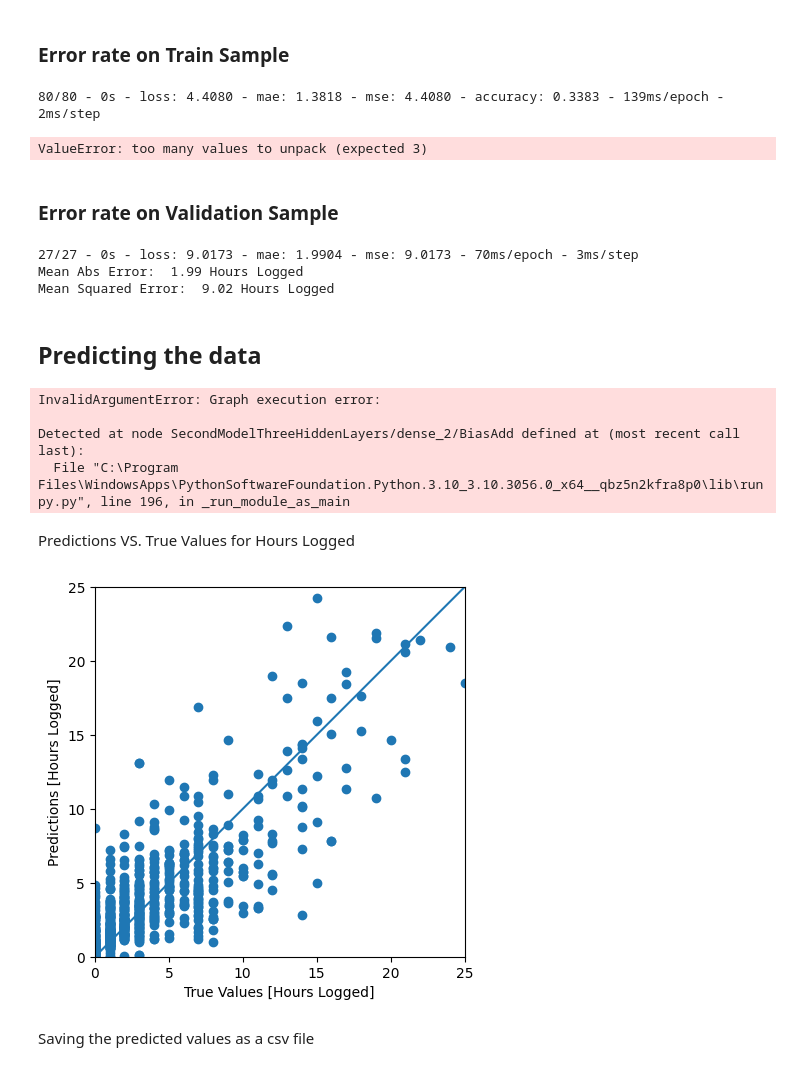
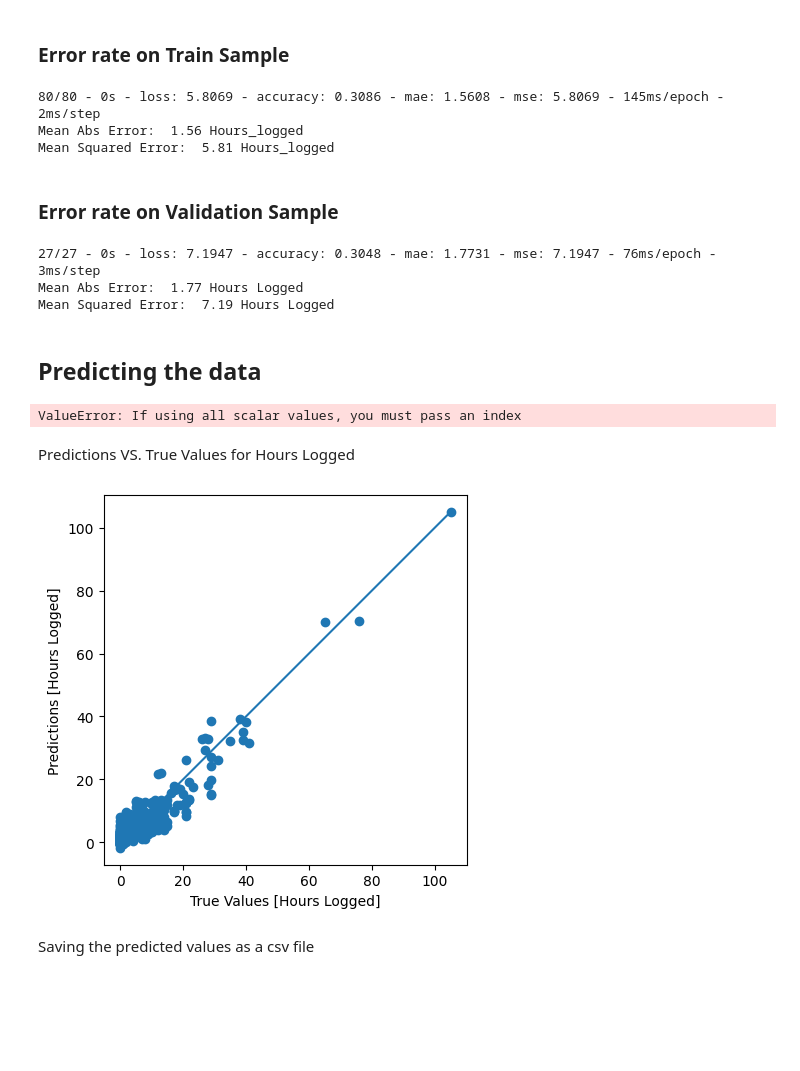
Before and after one commit to fransbompart/internship_UCAB, a Jupyter notebook: scripts/oficial/script_neural_network_2.ipynb, the cells around one changed output. Drawn from its saved outputs; the diff is of its cells as text; code cells hidden in the pictures; blank space fills up the shorter version.

```diff
--- a/scripts/oficial/script_neural_network_2.ipynb
+++ b/scripts/oficial/script_neural_network_2.ipynb
@@ -235,7 +230,7 @@ def build_first_model_two_hidden_layers():
     model.compile(
         loss='mse',
         optimizer=optimizer,
-        metrics=['mae', 'mse']
+        metrics=['accuracy', 'mae', 'mse']
     )
 
     return model
@@ -342,11 +337,19 @@ parameters = {'kernel':('linear', 'rbf')}
 
 svr = SVR()
 LinearSVC = GridSearchCV(svr, parameters)
-LinearSVC.fit(normed_train_data, train_label)
+history = LinearSVC.fit(normed_train_data, train_label)
+
 print("Best params hash: {}".format(LinearSVC.best_params_))
-print(LinearSVC.score(normed_test_data, test_label))
+print("Accuracy: " , LinearSVC.score(normed_test_data, test_label))
+print("Best estimator: " , LinearSVC.best_estimator_)
+print("Best index: " , LinearSVC.best_index_)
+print("Best score: " , LinearSVC.best_score_)
+print("Scorer: " , LinearSVC.scorer_)
+
 
 test_predictions = LinearSVC.predict(normed_test_data)
+print("MSE:" , mean_squared_error(test_label, test_predictions))
+
 axes = plt.axes(aspect='equal')
 plt.scatter(test_label, test_predictions)
 plt.xlabel('True Values [Hours Logged]')
@@ -361,7 +369,7 @@ Best params hash: {'kernel': 'linear'}
 
 To choose the model uncomment the line of the one that you want yo fit
 # %%
-# model = build_first_model_two_hidden_layers()
+model = build_first_model_two_hidden_layers()
 # model = build_second_model_three_hidden_layers()
 # model = build_third_model_five_hidden_layers()
-model = build_fourth_model_LSTM_hidden_layers()
+# model = build_fourth_model_LSTM_hidden_layers()
@@ -402,8 +412,8 @@ ckpt_callback = tf.keras.callbacks.ModelCheckpoint(filepath=checkpoint_path,
 %%time
 
 # for first model - is winning
-epochs = 100
-batch_size = 64
+epochs = 64
+batch_size = 10
 
 # for second model
 # epochs = 600
@@ -517,49 +527,48 @@ Text(0, 0.5, 'MAE [Hours Logged]')
 # %% [markdown]
 ### Error rate on Train Sample
 # %%
-loss, mae, mse = model.evaluate(normed_train_data, train_label, verbose=2)
+loss, accuracy, mae, mse = model.evaluate(normed_train_data, train_label, verbose=2)
 
 print("Mean Abs Error: {:5.2f} Hours_logged".format(mae))
 print("Mean Squared Error: {:5.2f} Hours_logged".format(mse))
 # %% [output]
-80/80 - 0s - loss: 4.4080 - mae: 1.3818 - mse: 4.4080 - accuracy: 0.3383 - 139ms/epoch - 2ms/step
+80/80 - 0s - loss: 5.8069 - accuracy: 0.3086 - mae: 1.5608 - mse: 5.8069 - 145ms/epoch - 2ms/step
+Mean Abs Error:  1.56 Hours_logged
+Mean Squared Error:  5.81 Hours_logged
-ValueError: too many values to unpack (expected 3)
 # %% [markdown]
 ### Error rate on Validation Sample
 # %%
-loss, mae, mse = model.evaluate(normed_validation_data, validation_label, verbose=2)
+loss, accuracy, mae, mse = model.evaluate(normed_validation_data, validation_label, verbose=2)
 
 print("Mean Abs Error: {:5.2f} Hours Logged".format(mae))
 print("Mean Squared Error: {:5.2f} Hours Logged".format(mse))
 # %% [output]
-27/27 - 0s - loss: 9.0173 - mae: 1.9904 - mse: 9.0173 - 70ms/epoch - 3ms/step
-Mean Abs Error:  1.99 Hours Logged
-Mean Squared Error:  9.02 Hours Logged
+27/27 - 0s - loss: 7.1947 - accuracy: 0.3048 - mae: 1.7731 - mse: 7.1947 - 76ms/epoch - 3ms/step
+Mean Abs Error:  1.77 Hours Logged
+Mean Squared Error:  7.19 Hours Logged
 # %% [markdown]
 ## Predicting the data
-# %%
-test_predictions = model.predict(normed_test_data)
-
-test_predictions = pd.DataFrame(test_predictions)
-
-test_predictions.shape
-# %% [output]
-InvalidArgumentError: Graph execution error:
-
-Detected at node SecondModelThreeHiddenLayers/dense_2/BiasAdd defined at (most recent call last):
-  File "C:\Program Files\WindowsApps\PythonSoftwareFoundation.Python.3.10_3.10.3056.0_x64__qbz5n2kfra8p0\lib\runpy.py", line 196, in _run_module_as_main
+# %%
+test_predictions = model.predict(normed_test_data)
+
+test_predictions_dataset = pd.DataFrame(test_predictions)
+test_label_dataset = pd.DataFrame(test_label)
+
+predictions_dataset = pd.DataFrame({'Logged': test_label_dataset.reset_index(drop=True), 'Predicted': test_predictions_dataset.reset_index(drop=True)})
+predictions_dataset
+# %% [output]
+ValueError: If using all scalar values, you must pass an index
 # %% [markdown]
 Predictions VS. True Values for Hours Logged
 # %%
 axes = plt.axes(aspect='equal')
 plt.scatter(test_label, test_predictions)
 plt.xlabel('True Values [Hours Logged]')
 plt.ylabel('Predictions [Hours Logged]')
-lims = [0, 25]
-plt.xlim(lims)
-plt.ylim(lims)
-_ = plt.plot(lims, lims)
+# calculate the limit
+max_value = max(test_label.max(), test_predictions[0].max())
+_ = plt.plot([0, max_value], [0, max_value])
 # %% [output]
-[figure, old version]
+[figure, new version]
 # %% [markdown]
 Saving the predicted values as a csv file
```
Also changed, not shown: parts of 15 cells of this notebook, 3 other files.
